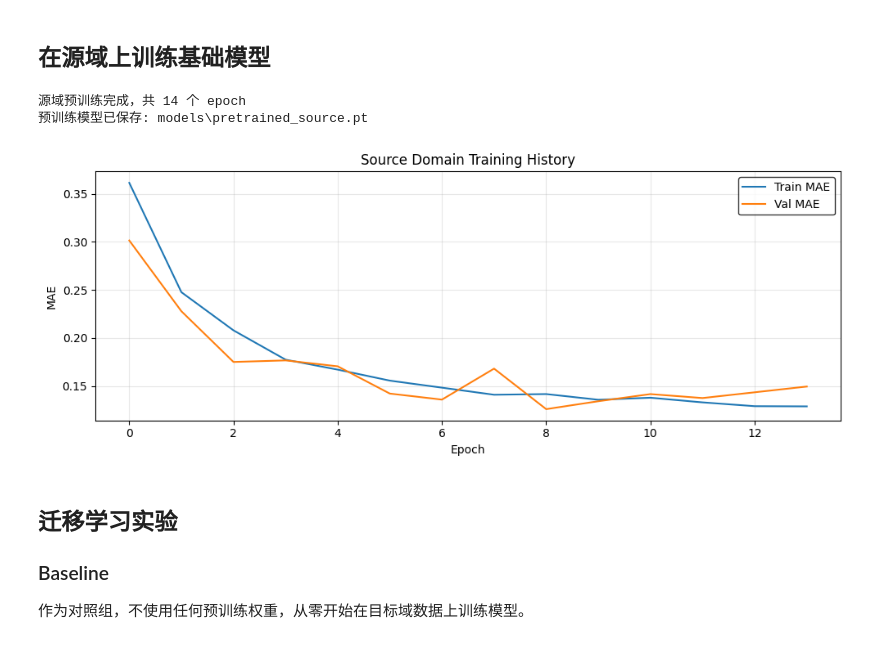
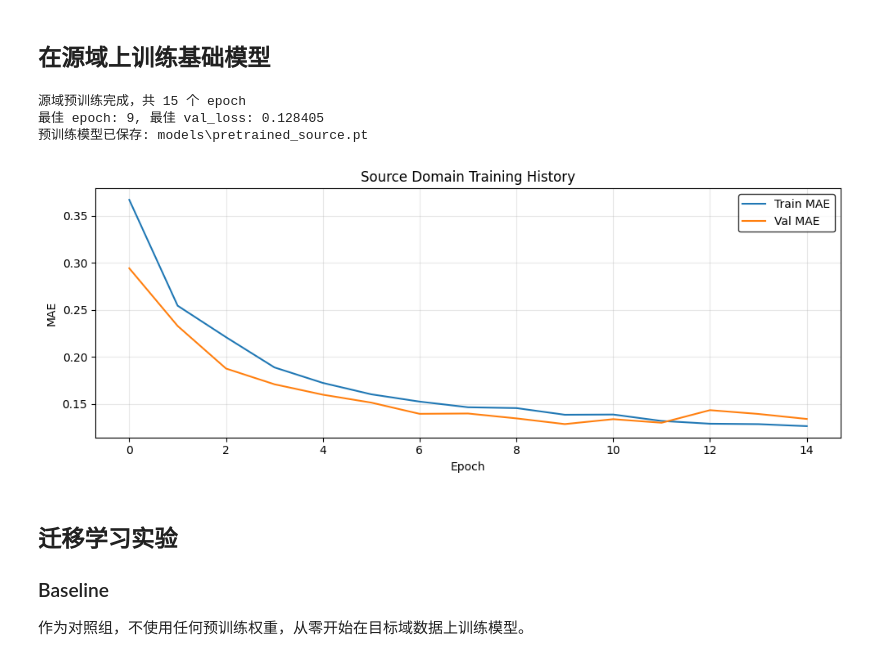
Before and after one commit to HowerL/load_forecasting, a Jupyter notebook: transfer_learning.ipynb, the cells around one changed output. Drawn from its saved outputs; the diff is of its cells as text; code cells hidden in the pictures.

```diff
--- a/transfer_learning.ipynb
+++ b/transfer_learning.ipynb
@@ -58,7 +47,7 @@ from src import (
 LOOKBACK = 24   # 输入窗口长度（小时）
 HORIZON = 1     # 预测步长（小时）
 BATCH_SIZE = 72
-EPOCHS = 50
+EPOCHS = 100
 HIDDEN_SIZE = 128
 
 # 设置设备
@@ -142,36 +131,42 @@ criterion = nn.L1Loss()  # MAE loss
 base_model = LSTMPredictor(input_size=input_size, hidden_size=HIDDEN_SIZE).to(device)
 
 # 优化器和调度器
 optimizer = torch.optim.Adam(base_model.parameters(), lr=1e-3, weight_decay=1e-4)
 lr_scheduler = ReduceLROnPlateau(optimizer, factor=0.5, patience=4, min_lr=1e-5)
 early_stopping = EarlyStopping(patience=5, restore_best_weights=True)
 
 train_losses = []
 val_losses = []
+best_epoch = 0
 for epoch in range(EPOCHS):
     train_loss = run_epoch(base_model, source_train_loader, criterion, device, optimizer)
     val_loss = run_epoch(base_model, source_val_loader, criterion, device)
 
     train_losses.append(train_loss)
     val_losses.append(val_loss)
     lr_scheduler.step(val_loss)
 
-    if early_stopping(val_loss, base_model):
+    if early_stopping(val_loss, base_model, epoch):
         break
 
 early_stopping.restore(base_model)
+
+# 输出最佳训练信息
+best_info = early_stopping.get_best_info()
 print(f"源域预训练完成，共 {len(train_losses)} 个 epoch")
+print(f"最佳 epoch: {best_info['best_epoch']}, 最佳 val_loss: {best_info['best_loss']:.6f}")
 
 # 保存预训练模型
 torch.save(base_model.state_dict(), MODEL_DIR / 'pretrained_source.pt')
 print(f"预训练模型已保存: {MODEL_DIR / 'pretrained_source.pt'}")
 
 # 可视化训练过程
 plot_training_history(train_losses, val_losses, 'Source Domain Training History')
 # %% [output]
-源域预训练完成，共 14 个 epoch
+源域预训练完成，共 15 个 epoch
+最佳 epoch: 9, 最佳 val_loss: 0.128405
 预训练模型已保存: models\pretrained_source.pt
-[figure, old version]
+[figure, new version]
 # %% [markdown]
 ## 迁移学习实验
 
```
Also changed, not shown: parts of 6 cells of this notebook, 9 other files.
